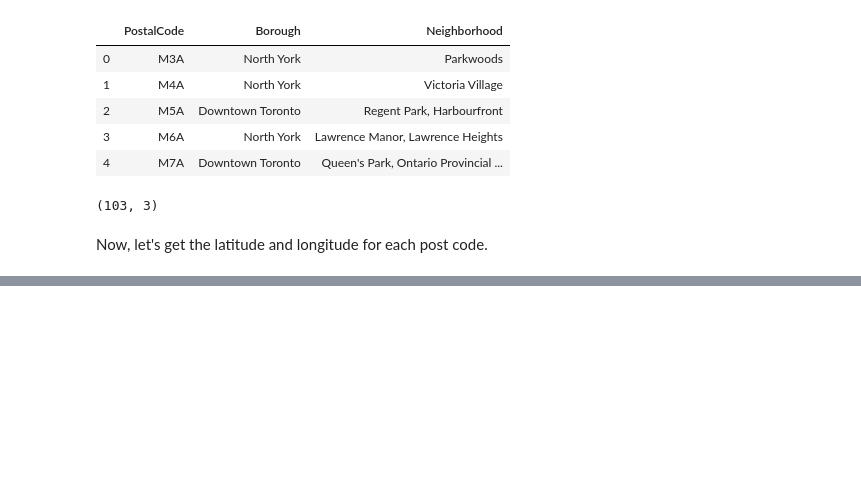
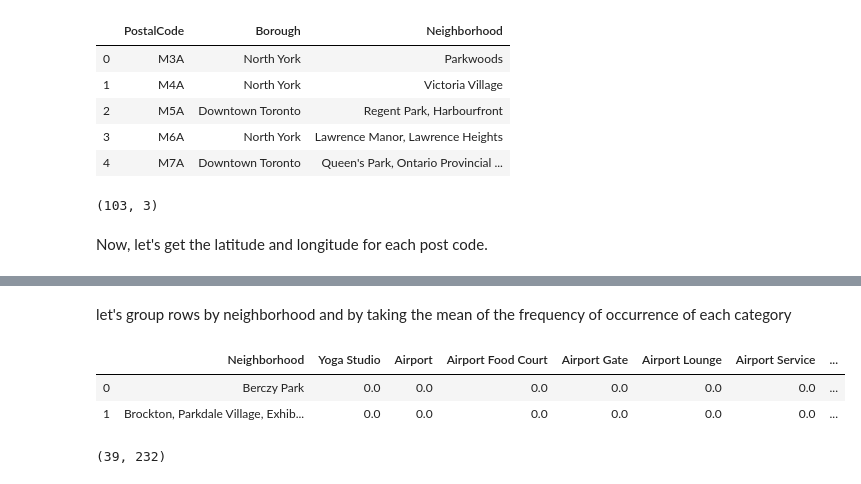
Before and after one commit to Geobuddy/Coursera_Capstone, a Jupyter notebook: Toronto_Neighbourhood_Exploration.ipynb, the cells around one changed output, grey strips where cells are left out. Drawn from its saved outputs; the diff is of its cells as text; code cells hidden in the pictures; blank space fills up the shorter version.

```diff
--- a/Toronto_Neighbourhood_Exploration.ipynb
+++ b/Toronto_Neighbourhood_Exploration.ipynb
@@ -76,0 +256,14 @@ df.head()
+# %% [markdown]
+let's group rows by neighborhood and by taking the mean of the frequency of occurrence of each category
+# %%
+toronto_grouped = toronto_onehot.groupby('Neighborhood').mean().reset_index()
+toronto_grouped.head(2)
+# %% [output]
+|  | Neighborhood | Yoga Studio | Airport | Airport Food Court | Airport Gate | Airport Lounge | Airport Service | ... |
+| 0 | Berczy Park | 0.0 | 0.0 | 0.0 | 0.0 | 0.0 | 0.0 | ... |
+| 1 | Brockton, Parkdale Village, Exhib... | 0.0 | 0.0 | 0.0 | 0.0 | 0.0 | 0.0 | ... |
+# %%
+# Let's confirm the new size
+toronto_grouped.shape
+# %% [output]
+(39, 232)
```
Also changed, not shown: parts of 37 cells of this notebook.
